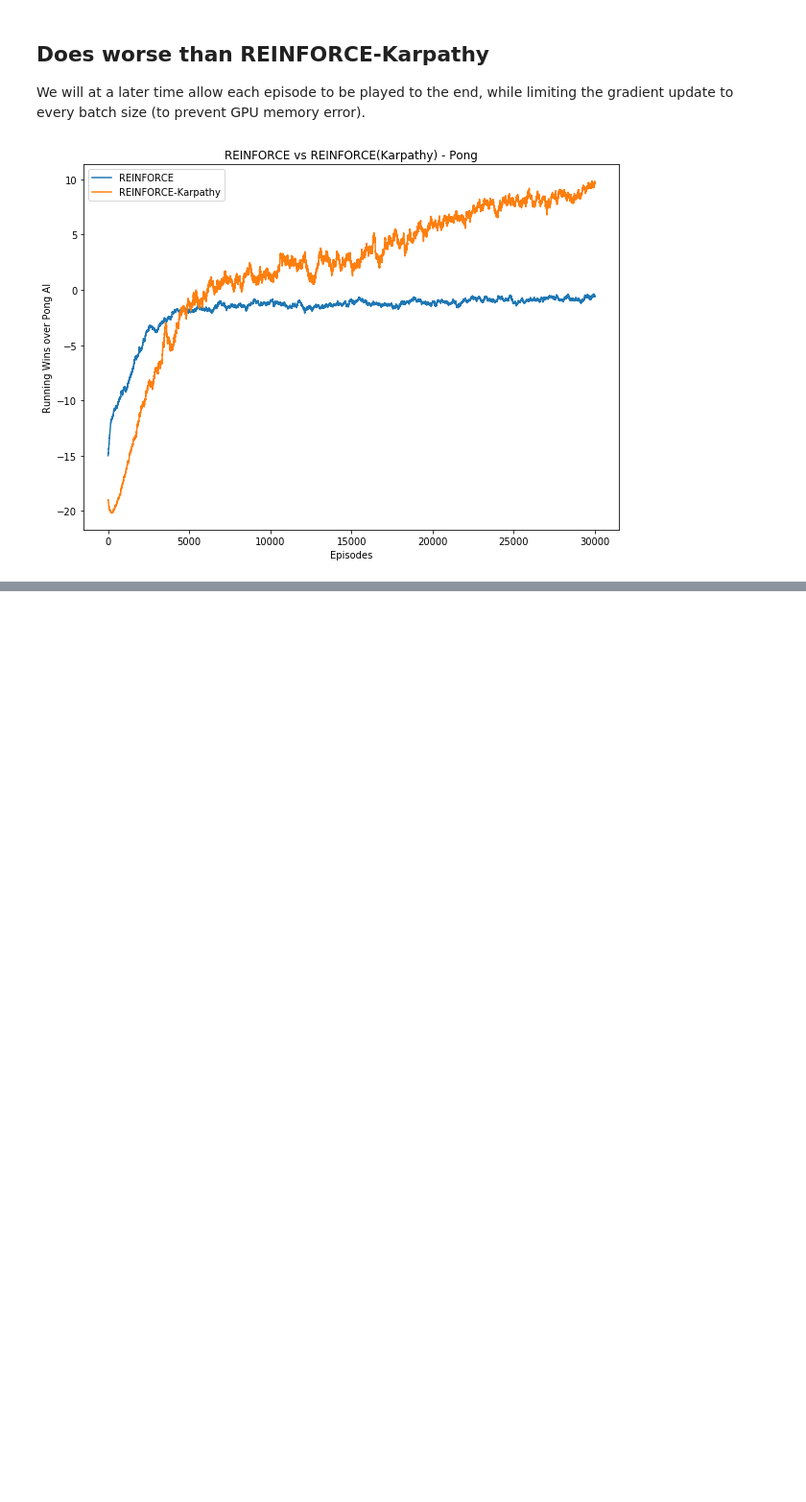
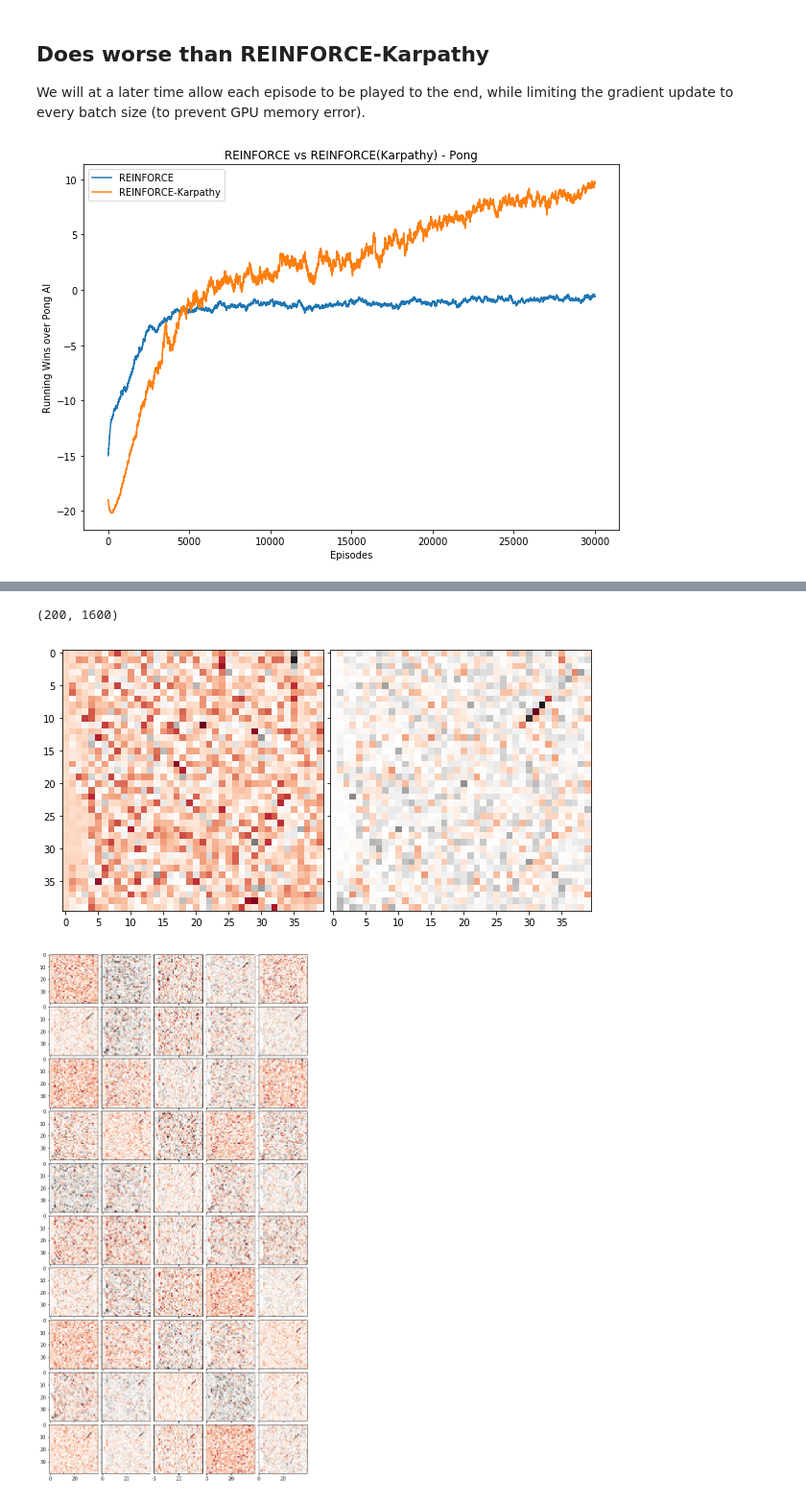
Before and after one commit to LUKELIEM/deep_rl, a Jupyter notebook: gym/reinforce.ipynb, the cells around one changed output, grey strips where cells are left out. Shown at 96% size. Saved outputs shown, nothing was run; the diff lists cells and outputs as text; code cells hidden in the pictures; blank space fills up the shorter version.

```diff
--- a/gym/reinforce.ipynb
+++ b/gym/reinforce.ipynb
@@ -892,0 +947,39 @@ plt.show()  # display it
+# %%
+from mpl_toolkits.axes_grid1 import ImageGrid
+
+W = {}
+
+for name, param in model.named_parameters():
+    W[name]=param.data.numpy()
+
+print (W['affine1.weight'].shape)
+
+
+
+# model = pickle.load(open('./results/pg-numpy/save (numpy-lr-1e-3-30000ep).p', 'rb'))
+
+fig = plt.figure(1, (10., 5.))
+grid = ImageGrid(fig, 111, nrows_ncols=(1, 2), axes_pad=0.1)  # pad between axes in inch.
+
+# The AxesGrid object work as a list of axes.
+image = W['affine1.weight'][0,:].reshape(40,40)
+grid[0].imshow(image, cmap='RdGy')
+image = W['affine1.weight'][9,:].reshape(40,40)
+grid[1].imshow(image, cmap='RdGy')
+
+plt.show()
+
+
+fig = plt.figure(1, (12., 20.))
+grid = ImageGrid(fig, 111, nrows_ncols=(10, 5), axes_pad=0.1)  # pad between axes in inch.
+
+for i in range(50):
+    # The AxesGrid object work as a list of axes.
+    image = W['affine1.weight'][i,:].reshape(40,40)
+    grid[i].imshow(image, cmap='RdGy')
+
+plt.show()
+# %% [output]
+(200, 1600)
+[figure, added]
+[figure, added]
```
Also changed, not shown: parts of 14 cells of this notebook, 1 other file.
